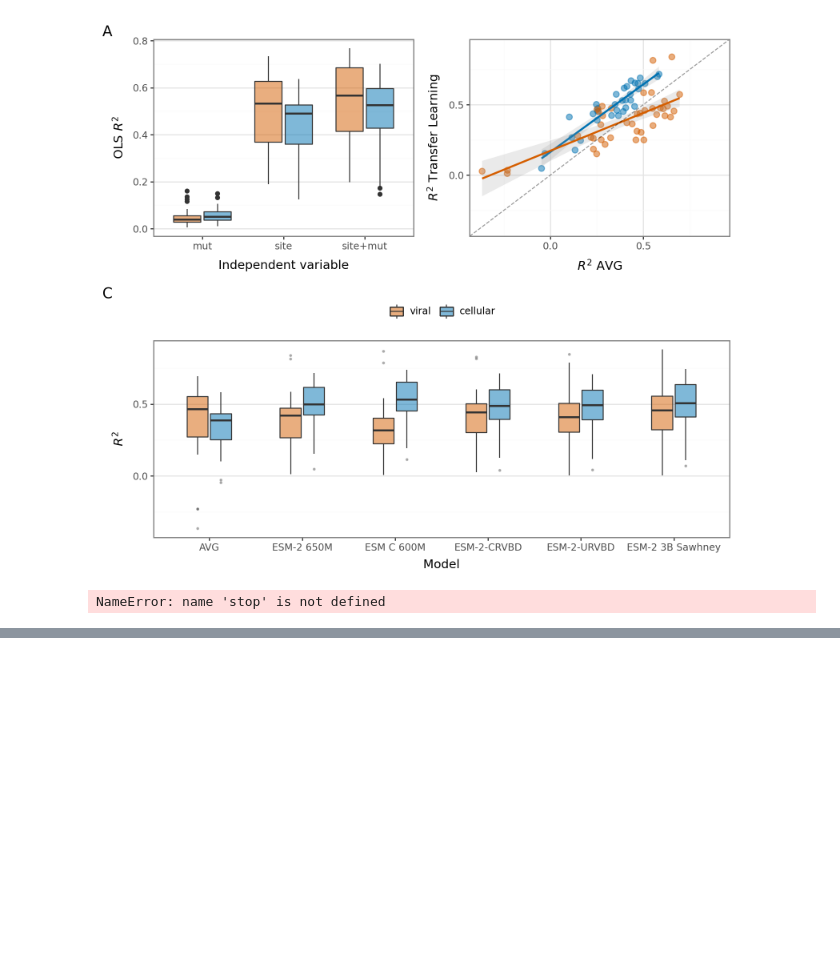
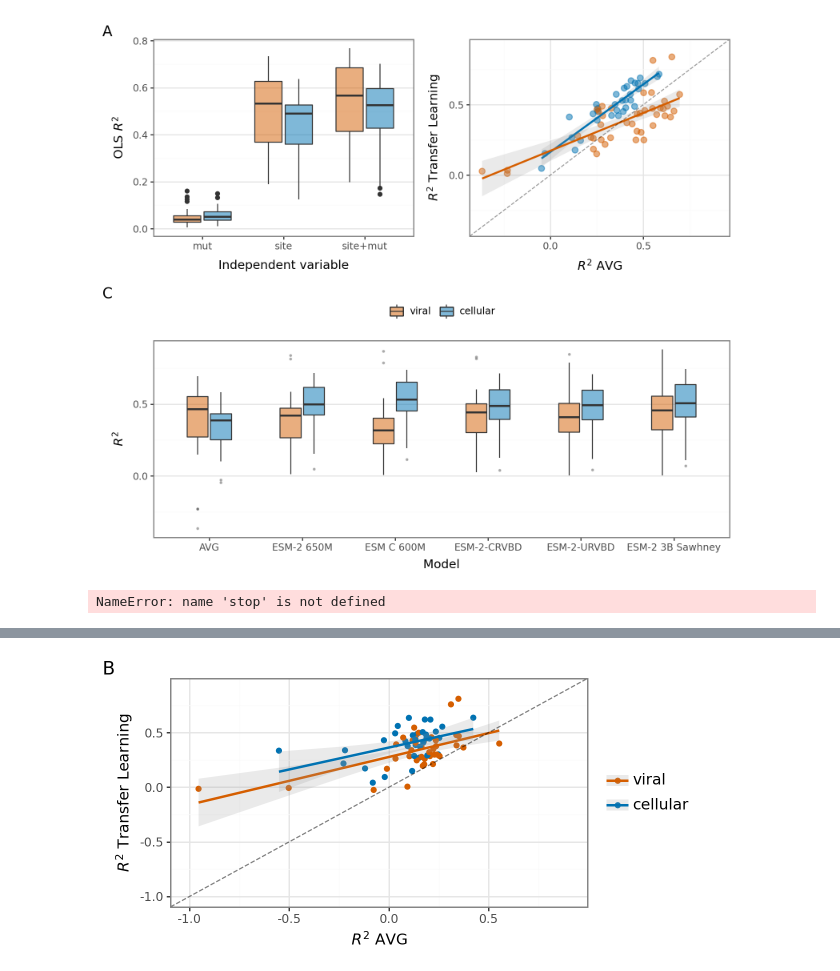
Before and after one commit to ziul-bio/DMS-SiteEffect-PLM, a Jupyter notebook: notebooks/regression.ipynb, the cells around one changed output, grey strips where cells are left out. Saved outputs shown, nothing was run; the diff lists cells and outputs as text; code cells hidden in the pictures; blank space fills up the shorter version.

```diff
--- a/notebooks/regression.ipynb
+++ b/notebooks/regression.ipynb
@@ -542,3 +612,0 @@ res_esm2
-# %%
-res = res_esm2.merge(res_avg, on=['Source', 'Dataset', 'Split'], how='inner')
-res
@@ -661,0 +619,11 @@ plot#.save('../experiments/mutation_rations.png', dpi=600)
+# %%
+def read_results(res_dir_path, model_name):
+    res = pd.DataFrame()
+    for file in os.listdir(res_dir_path):
+        if file.endswith('.csv'):
+            dataset = file.split('.')[0]
+            df = pd.read_csv(os.path.join(res_dir_path, file), index_col=0)
+            df['Dataset'] = dataset
+            res = pd.concat([res, df], ignore_index=True)
+    res['Model'] = model_name
+    return res
@@ -661,0 +668,4 @@ plot#.save('../experiments/mutation_rations.png', dpi=600)
+# %%
+res = load_results('../experiments/lassoCV_STD0.7_filtered', '../experiments/AVG_STD0.7_filtered/')
+res['Source'] = pd.Categorical(res['Source'], categories=['viral', 'cellular'])
+res
@@ -661,0 +686,26 @@ plot#.save('../experiments/mutation_rations.png', dpi=600)
+# %%
+p3 = (
+    pln.ggplot(res, pln.aes(y='esm2_650m', x='AVG', color='Source'))
+    + pln.scale_color_manual(values={"viral": "#D55E00", "cellular": "#0072B2"})
+    + pln.geom_point()
+    + pln.geom_smooth(method='lm', se=True,alpha=.2)
+    + pln.theme_bw(11)
+    + pln.geom_abline(intercept=0, alpha=0.5, linetype='dashed')
+    + pln.theme(
+        figure_size=(6,3),
+        legend_position='right',
+        legend_text=pln.element_text(size=11),
+        legend_title=pln.element_blank()
+    )
+    + pln.ylim(-1, 0.9)
+    + pln.xlim(-1, 0.9)
+    + pln.labs(
+        y="$R^2$ Transfer Learning",
+        x="$R^2$ AVG",
+        tag='B'
+    )
+    )
+
+p3
+# %% [output]
+[figure, added]
```
Also changed, not shown: parts of 19 cells of this notebook, 1 other file.
